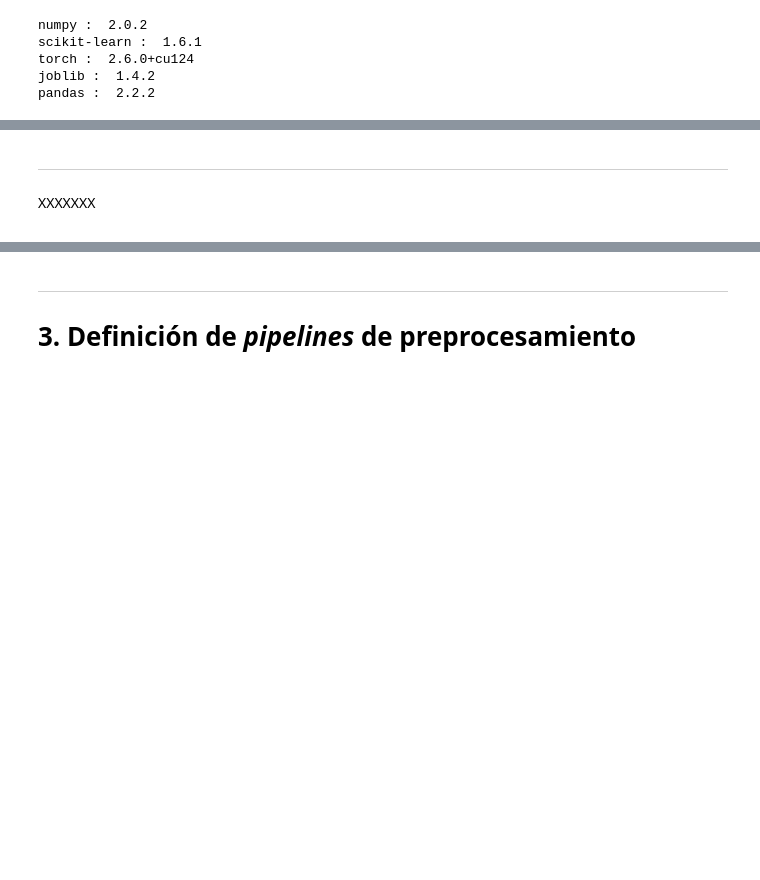
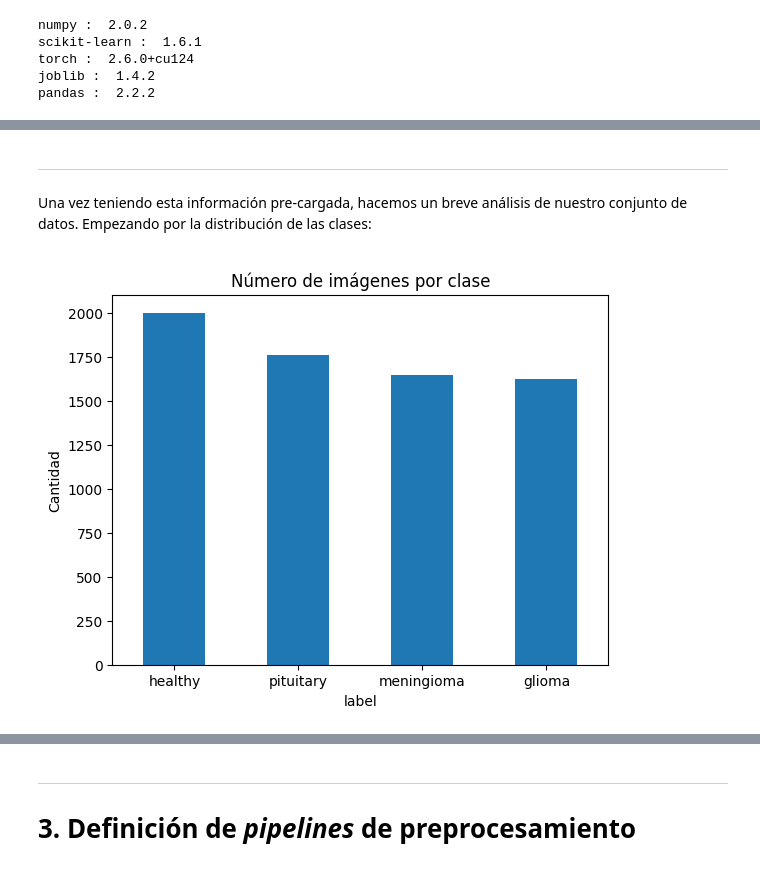
Before and after one commit to Jorbnc/MAIA-DL, a Jupyter notebook: Mini_Proyecto_1_DL.ipynb, the cells around one changed output, grey strips where cells are left out. Drawn from its saved outputs; the diff is of its cells as text; code cells hidden in the pictures; blank space fills up the shorter version.

```diff
--- a/Mini_Proyecto_1_DL.ipynb
+++ b/Mini_Proyecto_1_DL.ipynb
@@ -167,6 +180,14 @@ df_paths.head()
-# %% [markdown]
-***
-<span style="font-family:Cambria Math">
-
-XXXXXXX
-</span>
+# %% [markdown]
+***
+<span style="font-family:Cambria Math">
+
+Una vez teniendo esta información pre-cargada, hacemos un breve análisis de nuestro conjunto de datos. Empezando por la distribución de las clases:
+</span>
+# %%
+# Verificación de la distribución de las clases
+df_paths['label'].value_counts().plot(kind='bar', rot=0)
+plt.title('Número de imágenes por clase')
+plt.ylabel('Cantidad')
+plt.show()
+# %% [output]
+[figure, added]
```
Also changed, not shown: parts of 17 cells of this notebook.
